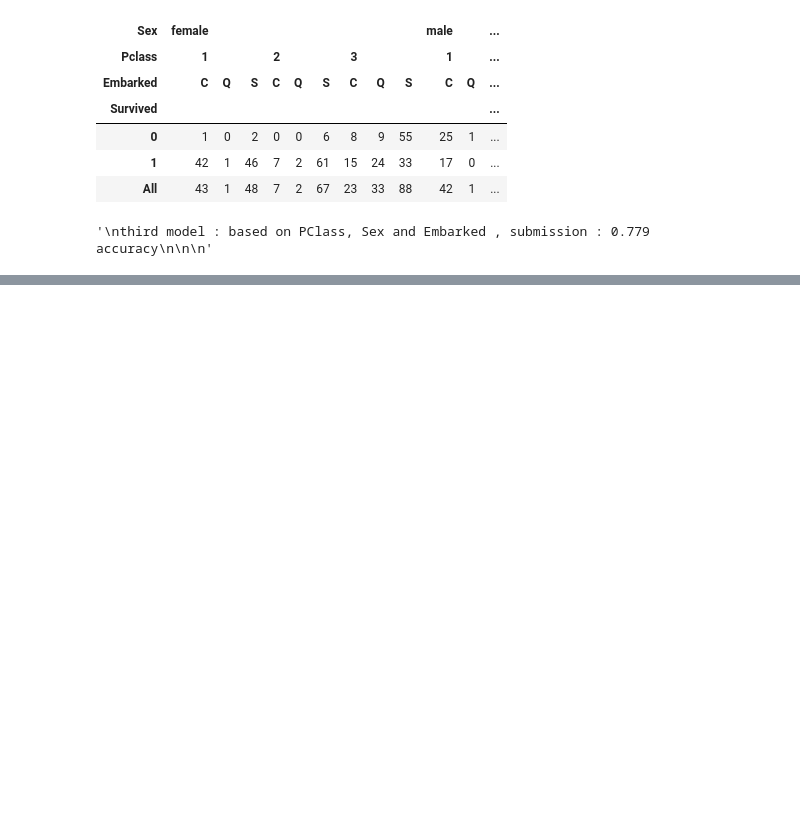
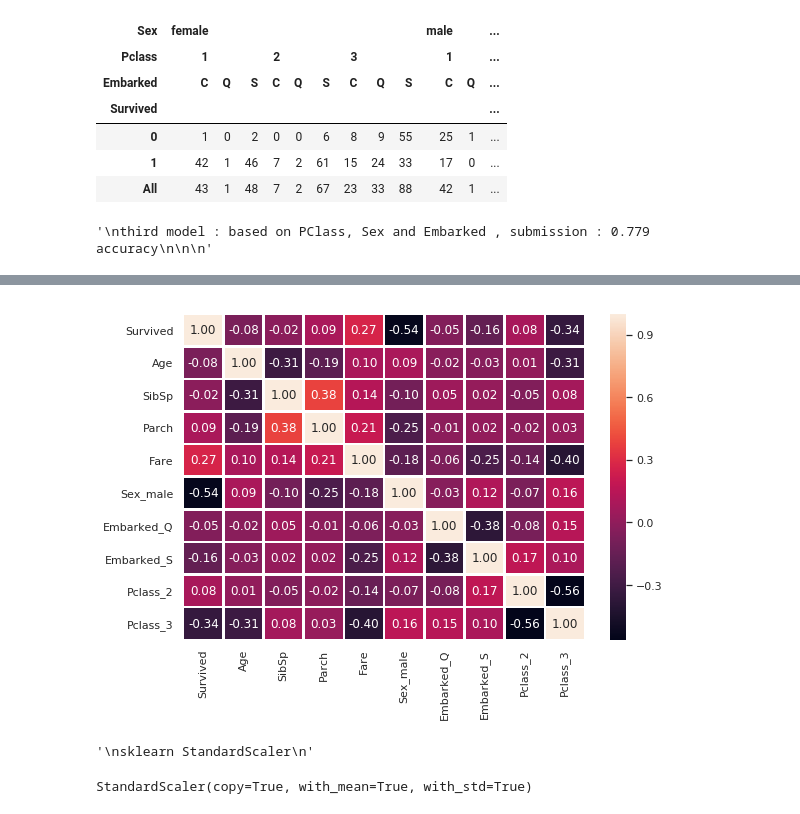
Before and after one commit to acharyasabin/Titanic, a Jupyter notebook: titanic.ipynb, the cells around one changed output, grey strips where cells are left out. Cells and saved outputs as stored; diff of their text form; code cells hidden in the pictures; blank space fills up the shorter version.

```diff
--- a/titanic.ipynb
+++ b/titanic.ipynb
@@ -356,0 +390,3 @@ test_df.head()
+# %%
+df_train_ml = train_df.copy()
+df_test_ml = test_df.copy()
@@ -356,0 +398,4 @@ test_df.head()
+# %%
+df_train_ml = pd.get_dummies(df_train_ml, columns=['Sex', 'Embarked', 'Pclass'], drop_first=True)
+df_train_ml.drop(['PassengerId','Name','Ticket', 'Cabin', 'Age_bin', 'Fare_bin'],axis=1,inplace=True)
+df_train_ml.dropna(inplace=True)
@@ -356,0 +424,36 @@ test_df.head()
+# %%
+"""Correlation Matrix
+"""
+corr = df_train_ml.corr()
+
+f,ax = plt.subplots(figsize=(9,6))
+sns.heatmap(corr, annot = True, linewidths=1.5 , fmt = '.2f',ax=ax)
+plt.show()
+# %% [output]
+[figure, added]
+# %%
+"""
+Survived and Fare positively correlated, Survived and Sex_male negatively correlated.
+Also, Survived and Pclass_3 negatively correlated. SibSp and Parch correlated"""
+
+"""
+sklearn StandardScaler
+"""
+# %% [output]
+'\nsklearn StandardScaler\n'
+# %%
+from sklearn.preprocessing import StandardScaler
+scaler = StandardScaler()
+
+# for df_train_ml
+scaler.fit(df_train_ml.drop('Survived',axis=1))
+# scaled_features = scaler.transform(df_train_ml.drop('Survived',axis=1))
+# df_train_ml_sc = pd.DataFrame(scaled_features, columns=df_train_ml.columns[:-1])
+
+# for df_test_ml
+# df_test_ml.fillna(df_test_ml.mean(), inplace=True)
+# scaler.fit(df_test_ml)
+# # scaled_features = scaler.transform(df_test_ml)
+# df_test_ml_sc = pd.DataFrame(scaled_features, columns=df_test_ml.columns)
+# %% [output]
+StandardScaler(copy=True, with_mean=True, with_std=True)
```
Also changed, not shown: parts of 16 cells of this notebook, 1 other file.
